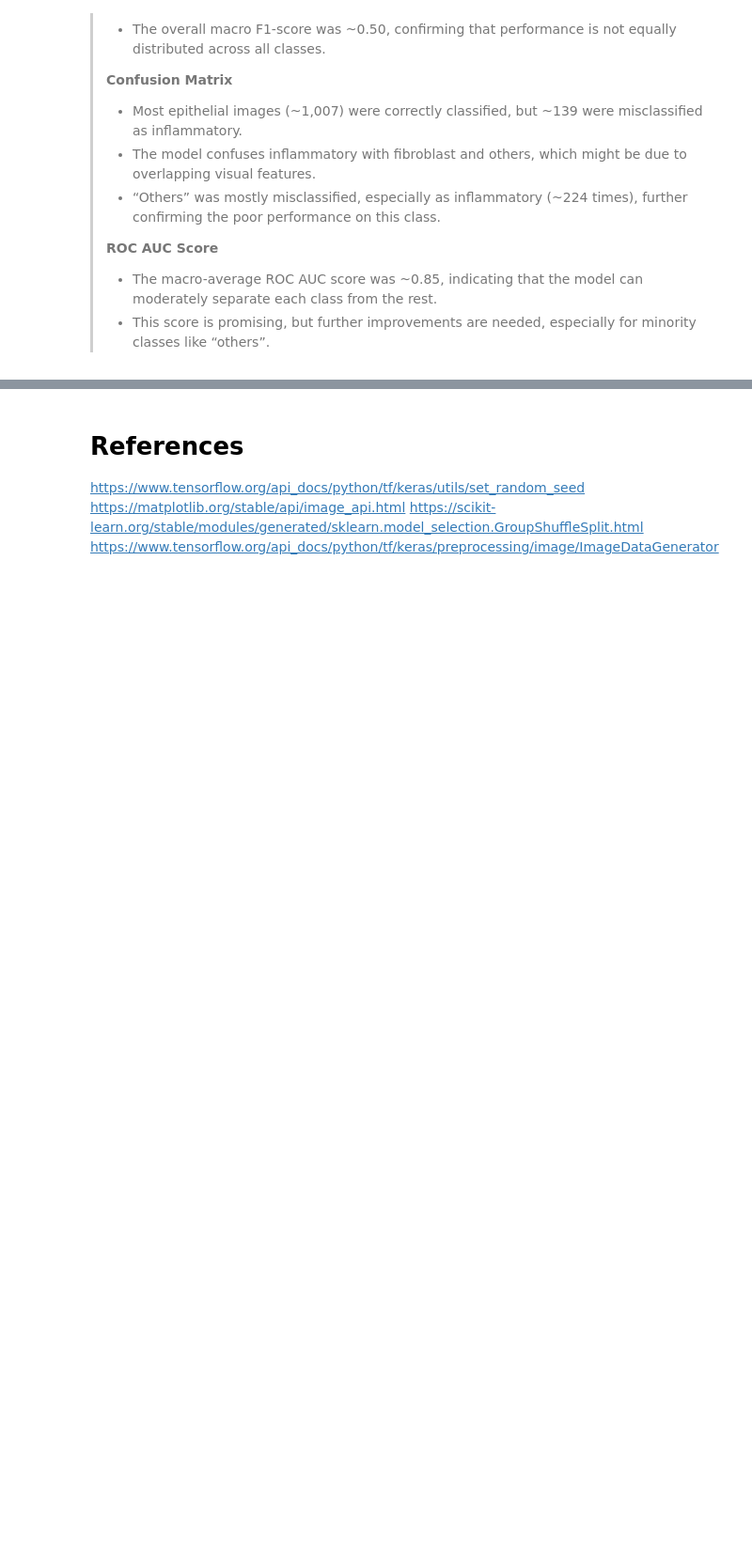
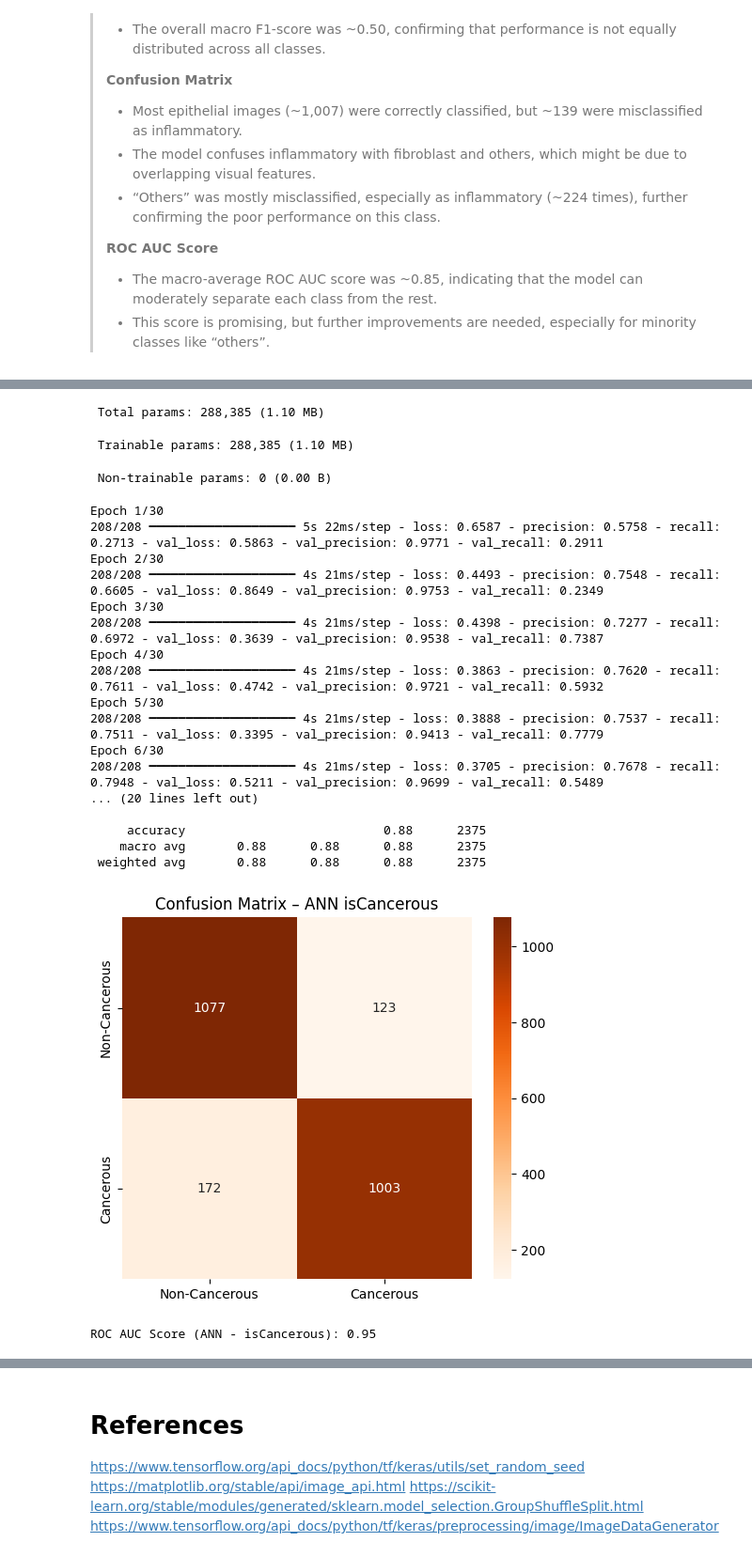
Before and after one commit to Shreyas-Shah30/Colon-Cancer-Histopathology-Image-Classification-ML-Project, a Jupyter notebook: s4005805_s3978268.ipynb, the cells around one changed output, grey strips where cells are left out. Shown at 94% size. Cells and saved outputs as stored; diff of their text form; code cells hidden in the pictures; blank space fills up the shorter version.

```diff
--- a/s4005805_s3978268.ipynb
+++ b/s4005805_s3978268.ipynb
@@ -723,0 +820,58 @@ Macro-average ROC AUC Score (cellTypeName): 0.85
+# %%
+from tensorflow.keras.models import Sequential
+from tensorflow.keras.layers import Input, Flatten, Dense
+from tensorflow.keras.optimizers import Adam
+from tensorflow.keras.callbacks import EarlyStopping
+from tensorflow.keras.metrics import Precision, Recall
+from sklearn.metrics import classification_report, confusion_matrix, roc_auc_score
+
+# Build
+model_ann_cancer = Sequential([
+    Input(shape=INPUT_SHAPE),
+    Flatten(),
+    Dense(128, activation='relu'),
+    Dense(64, activation='relu'),
+    Dense(1, activation='sigmoid')
+])
+
+model_ann_cancer.compile(
+    optimizer=Adam(learning_rate=0.001),
+    loss='binary_crossentropy',
+    metrics=[Precision(name='precision'), Recall(name='recall')]
+)
+
+model_ann_cancer.summary()
+
+# Train
+early_stop = EarlyStopping(monitor='val_loss', patience=5, restore_best_weights=True)
+history_ann_cancer = model_ann_cancer.fit(
+    train_generator_isCancerous,
+    validation_data=val_generator_isCancerous,
+    epochs=30,
+    callbacks=[early_stop]
+)
+
+# Evaluate
+y_prob_ann = model_ann_cancer.predict(val_generator_isCancerous)
+y_pred_ann = (y_prob_ann > 0.5).astype(int).ravel()
+y_true_ann = val_generator_isCancerous.classes
+
+print("Classification Report (ANN - isCancerous):")
+print(classification_report(
+    y_true_ann, y_pred_ann,
+    target_names=['Non-Cancerous','Cancerous']
+))
+
+cm_ann = confusion_matrix(y_true_ann, y_pred_ann)
+plt.figure(figsize=(6,5))
+sns.heatmap(
+    cm_ann, annot=True, fmt='d', cmap='Oranges',
+    xticklabels=['Non-Cancerous','Cancerous'],
+    yticklabels=['Non-Cancerous','Cancerous']
+)
+plt.title('Confusion Matrix – ANN isCancerous')
+plt.show()
+
+roc_auc_ann = roc_auc_score(y_true_ann, y_prob_ann)
+print(f"ROC AUC Score (ANN - isCancerous): {roc_auc_ann:.2f}")
+# %% [output]
@@ -723,0 +890,22 @@ Macro-average ROC AUC Score (cellTypeName): 0.85
+ Total params: 288,385 (1.10 MB)
+ Trainable params: 288,385 (1.10 MB)
+ Non-trainable params: 0 (0.00 B)
+Epoch 1/30
+208/208 ━━━━━━━━━━━━━━━━━━━━ 5s 22ms/step - loss: 0.6587 - precision: 0.5758 - recall: 0.2713 - val_loss: 0.5863 - val_precision: 0.9771 - val_recall: 0.2911
+Epoch 2/30
+208/208 ━━━━━━━━━━━━━━━━━━━━ 4s 21ms/step - loss: 0.4493 - precision: 0.7548 - recall: 0.6605 - val_loss: 0.8649 - val_precision: 0.9753 - val_recall: 0.2349
+Epoch 3/30
+208/208 ━━━━━━━━━━━━━━━━━━━━ 4s 21ms/step - loss: 0.4398 - precision: 0.7277 - recall: 0.6972 - val_loss: 0.3639 - val_precision: 0.9538 - val_recall: 0.7387
+Epoch 4/30
+208/208 ━━━━━━━━━━━━━━━━━━━━ 4s 21ms/step - loss: 0.3863 - precision: 0.7620 - recall: 0.7611 - val_loss: 0.4742 - val_precision: 0.9721 - val_recall: 0.5932
+Epoch 5/30
+208/208 ━━━━━━━━━━━━━━━━━━━━ 4s 21ms/step - loss: 0.3888 - precision: 0.7537 - recall: 0.7511 - val_loss: 0.3395 - val_precision: 0.9413 - val_recall: 0.7779
+Epoch 6/30
+208/208 ━━━━━━━━━━━━━━━━━━━━ 4s 21ms/step - loss: 0.3705 - precision: 0.7678 - recall: 0.7948 - val_loss: 0.5211 - val_precision: 0.9699 - val_recall: 0.5489
+... (20 lines left out)
+
+     accuracy                           0.88      2375
+    macro avg       0.88      0.88      0.88      2375
+ weighted avg       0.88      0.88      0.88      2375
+[figure, added]
+ROC AUC Score (ANN - isCancerous): 0.95
```
Also changed, not shown: parts of 12 cells of this notebook.
